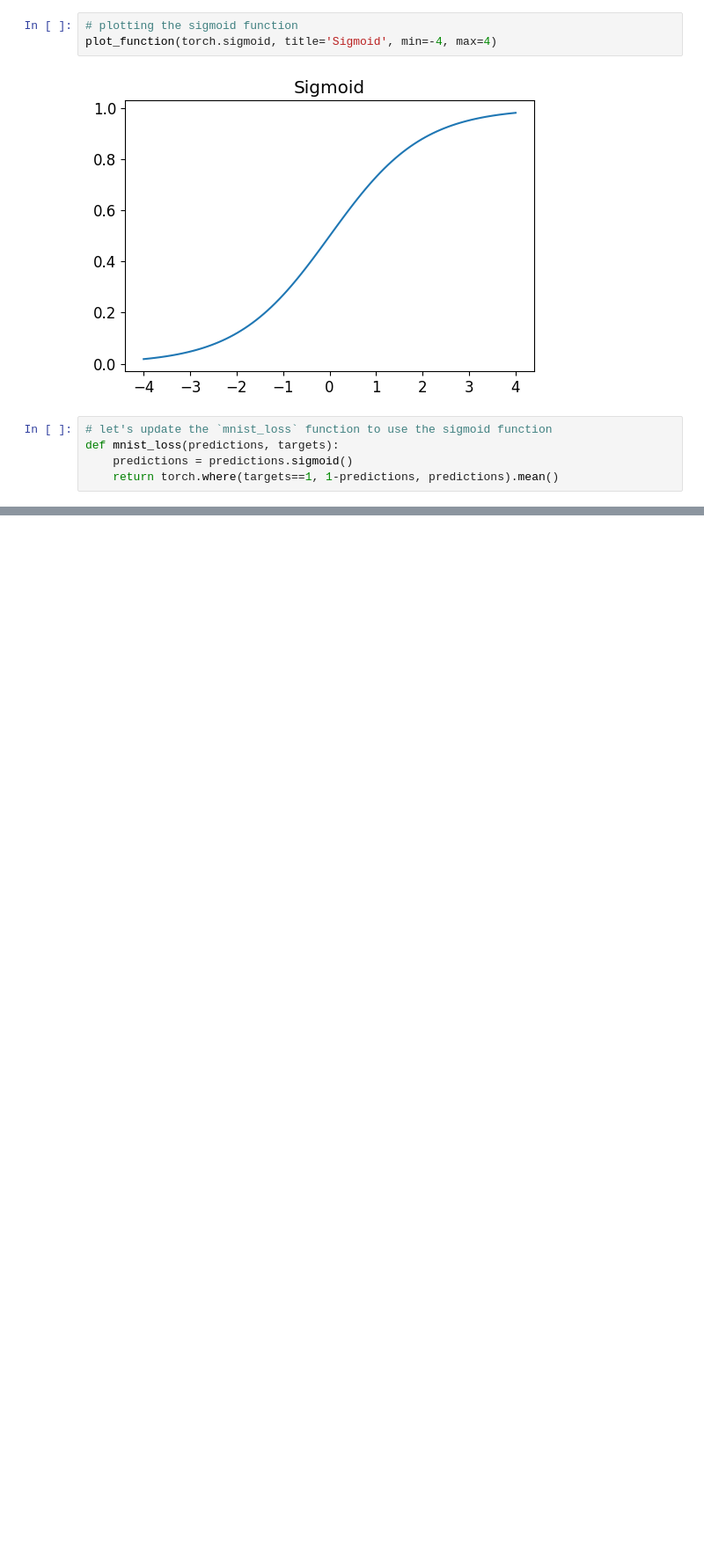
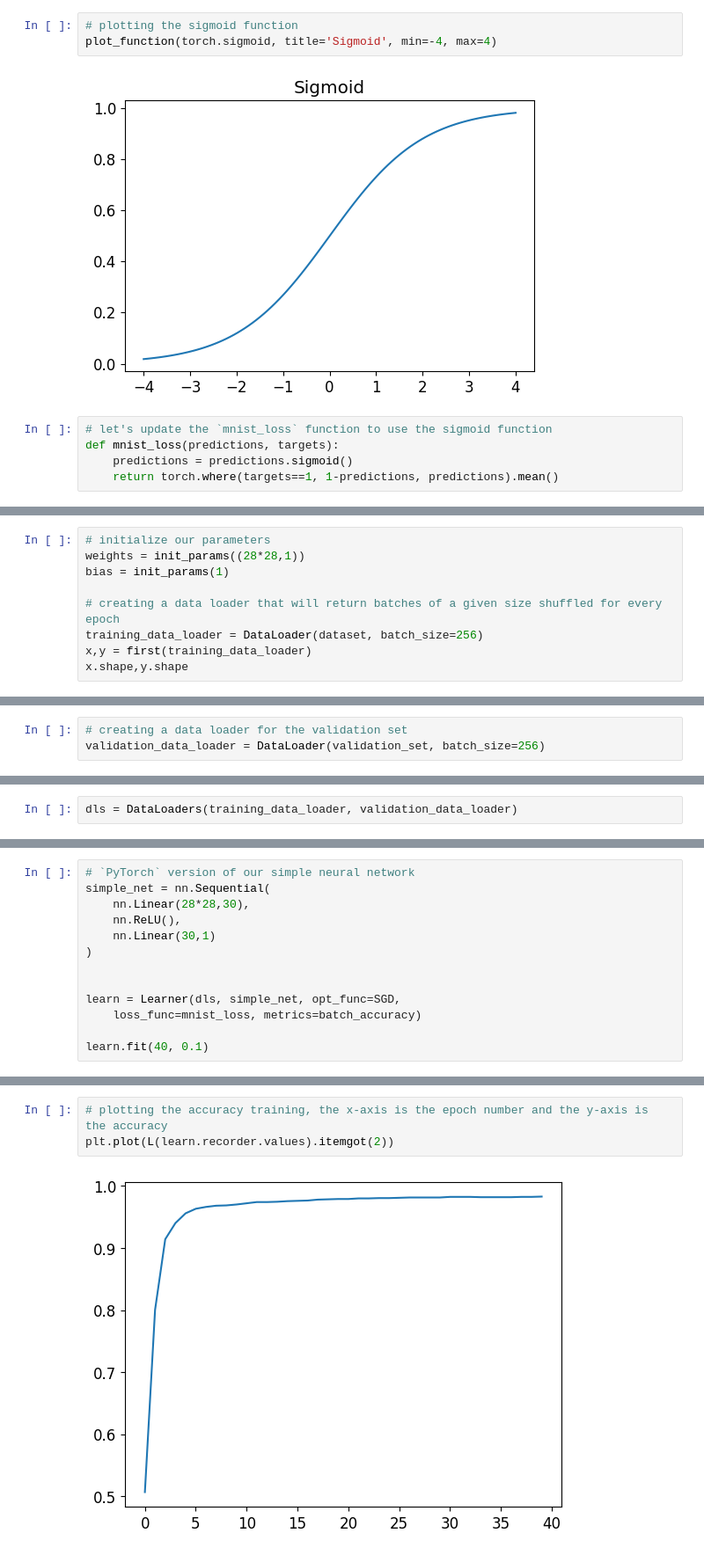
Before and after one commit to yactouat/learning_AI, a Jupyter notebook: notebooks/digits-classifier/digits-classifier.ipynb, the cells around one changed output, grey strips where cells are left out. Shown at 88% size. Drawn from its saved outputs; the diff is of its cells as text; blank space fills up the shorter version.

```diff
--- a/notebooks/digits-classifier/digits-classifier.ipynb
+++ b/notebooks/digits-classifier/digits-classifier.ipynb
@@ -707,0 +703,9 @@ def mnist_loss(predictions, targets):
+# %%
+# initialize our parameters
+weights = init_params((28*28,1))
+bias = init_params(1)
+
+# creating a data loader that will return batches of a given size shuffled for every epoch
+training_data_loader = DataLoader(dataset, batch_size=256)
+x,y = first(training_data_loader)
+x.shape,y.shape
@@ -707,0 +714,3 @@ def mnist_loss(predictions, targets):
+# %%
+# creating a data loader for the validation set
+validation_data_loader = DataLoader(validation_set, batch_size=256)
@@ -707,0 +826,2 @@ def mnist_loss(predictions, targets):
+# %%
+dls = DataLoaders(training_data_loader, validation_data_loader)
@@ -707,0 +894,13 @@ def mnist_loss(predictions, targets):
+# %%
+# `PyTorch` version of our simple neural network
+simple_net = nn.Sequential(
+    nn.Linear(28*28,30),
+    nn.ReLU(),
+    nn.Linear(30,1)
+)
+
+
+learn = Learner(dls, simple_net, opt_func=SGD,
+    loss_func=mnist_loss, metrics=batch_accuracy)
+
+learn.fit(40, 0.1)
@@ -707,0 +925,5 @@ def mnist_loss(predictions, targets):
+# %%
+# plotting the accuracy training, the x-axis is the epoch number and the y-axis is the accuracy
+plt.plot(L(learn.recorder.values).itemgot(2))
+# %% [output]
+[figure, added]
```
Also changed, not shown: parts of 29 cells of this notebook, 3 other files.
